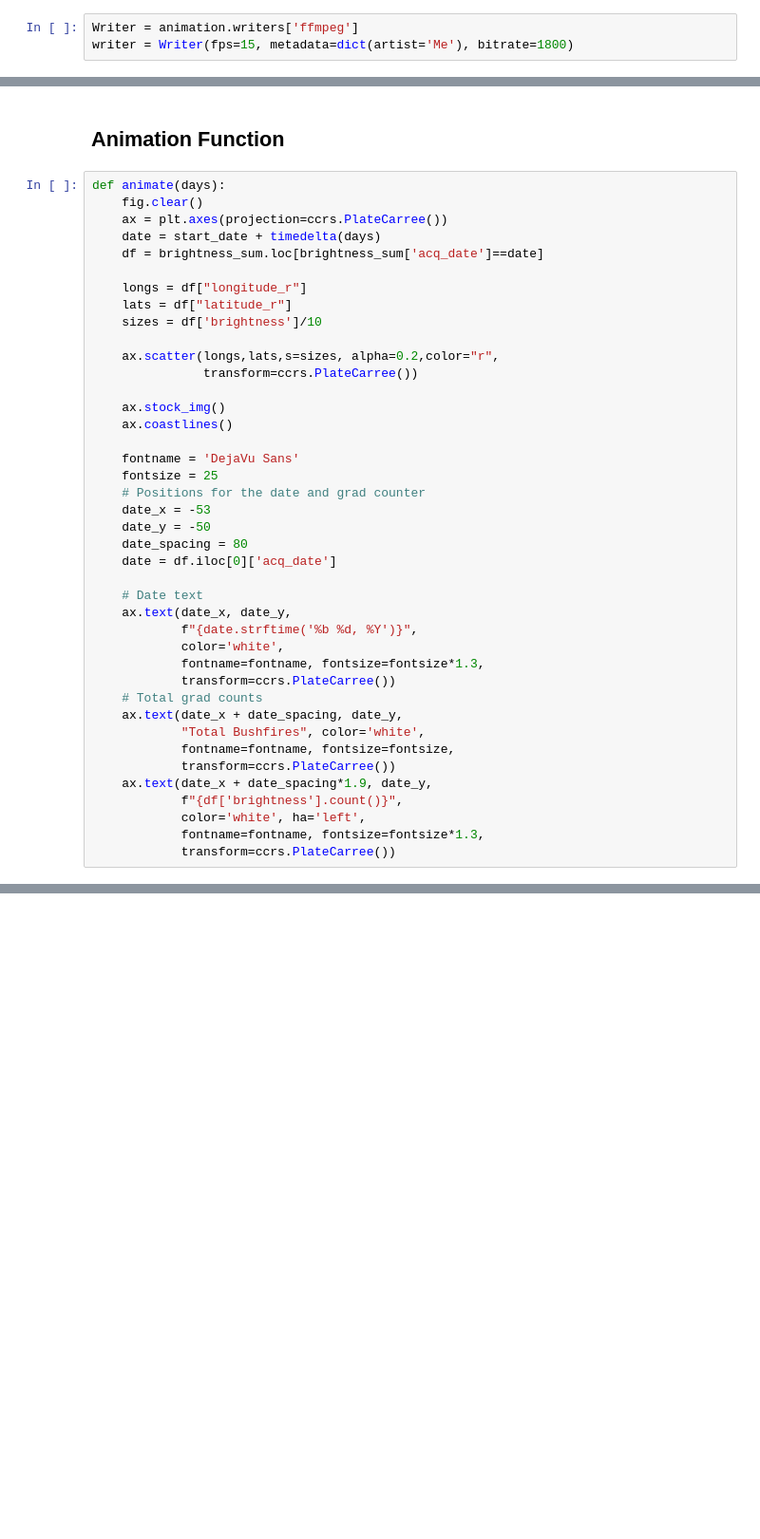
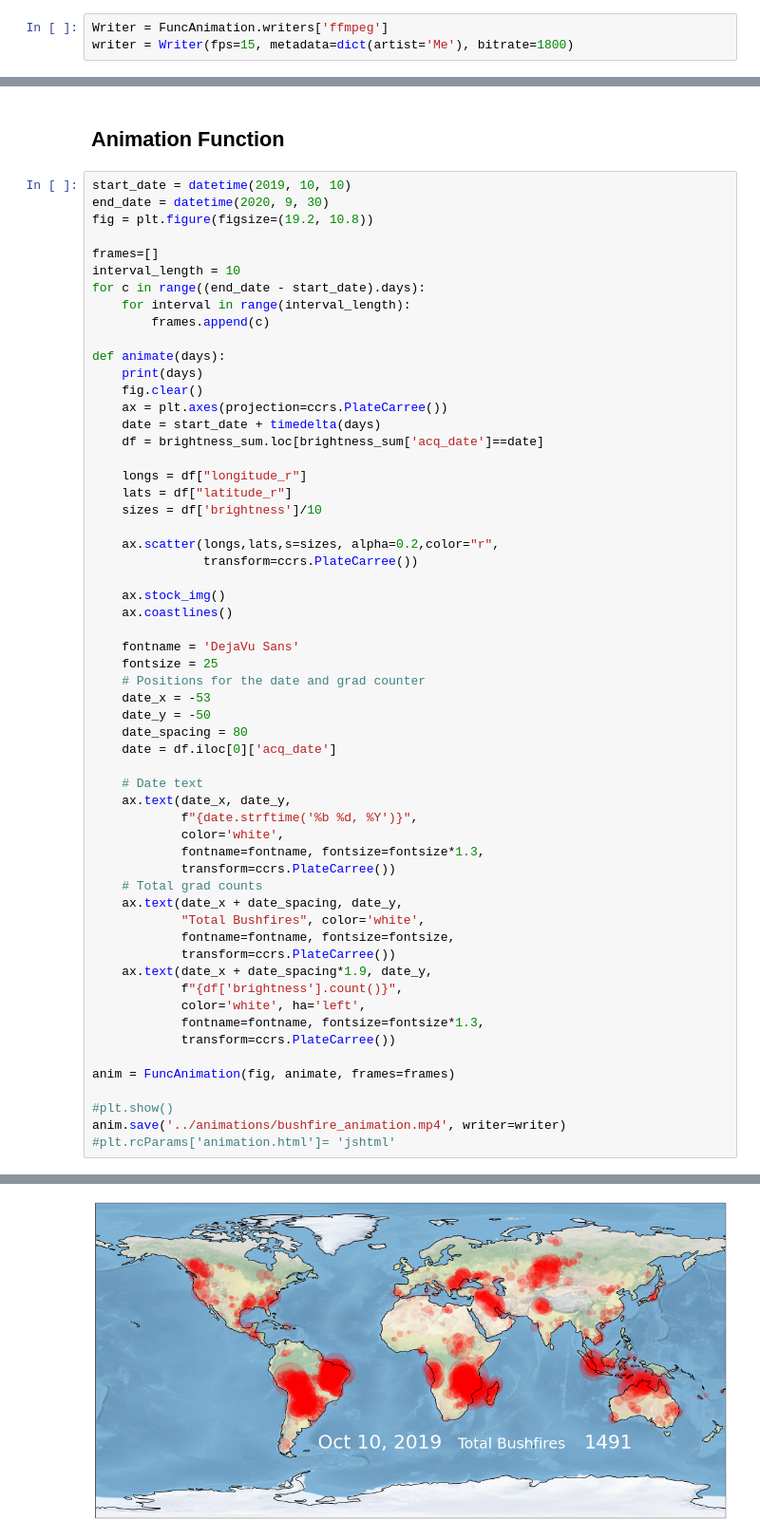
Before and after one commit to susannazirizadeh2/Bushfire, a Jupyter notebook: notebooks/Bushfire.ipynb, the cells around one changed output, grey strips where cells are left out. Shown at 95% size. Saved outputs shown, nothing was run; the diff lists cells and outputs as text; blank space fills up the shorter version.

Commit message:
updated animation

```diff
--- a/notebooks/Bushfire.ipynb
+++ b/notebooks/Bushfire.ipynb
@@ -28,5 +24,5 @@ brightness_sum = df.groupby(['latitude_r','longitude_r','acq_date'],as_index=Fal
 # %% [markdown]
 ## Set up formatting for the video files
 # %%
-Writer = animation.writers['ffmpeg']
+Writer = FuncAnimation.writers['ffmpeg']
 writer = Writer(fps=15, metadata=dict(artist='Me'), bitrate=1800)
@@ -47,7 +33,18 @@ fig = plt.figure(figsize=(19.2, 10.8))
 # %% [markdown]
 ## Animation Function
 # %%
+start_date = datetime(2019, 10, 10)
+end_date = datetime(2020, 9, 30)
+fig = plt.figure(figsize=(19.2, 10.8))
+
+frames=[]
+interval_length = 10
+for c in range((end_date - start_date).days):
+    for interval in range(interval_length):
+        frames.append(c)
+
 def animate(days):
+    print(days)
     fig.clear()
     ax = plt.axes(projection=ccrs.PlateCarree())
     date = start_date + timedelta(days)
@@ -87,3 +84,10 @@ def animate(days):
             color='white', ha='left',
             fontname=fontname, fontsize=fontsize*1.3,
             transform=ccrs.PlateCarree())
+
+anim = FuncAnimation(fig, animate, frames=frames)
+
+#plt.show()
+anim.save('../animations/bushfire_animation.mp4', writer=writer)
+#plt.rcParams['animation.html']= 'jshtml'
+# %% [output]
@@ -89,0 +111 @@ def animate(days):
+[figure, added]
```
Also changed, not shown: parts of 9 cells of this notebook.
